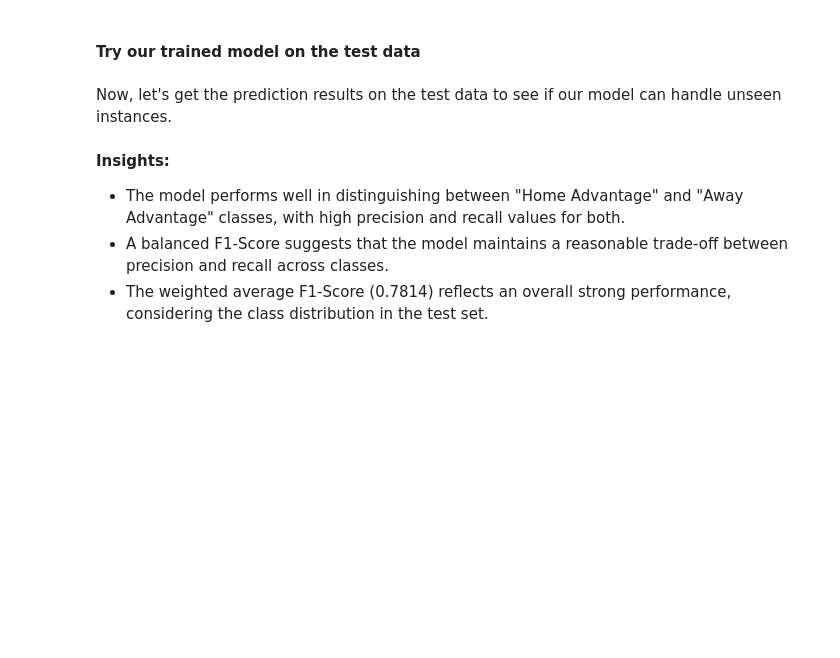
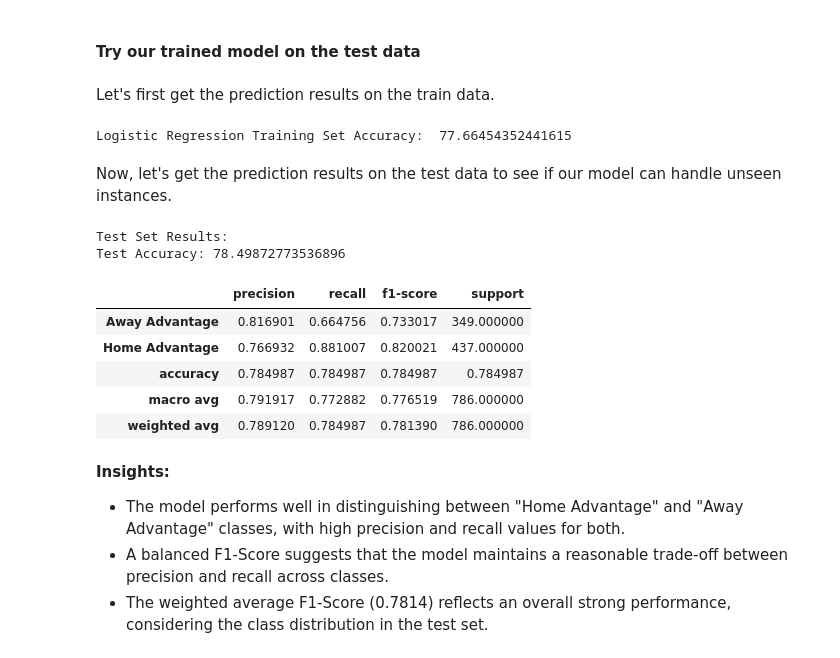
Before and after one commit to boofmax/STINTSY_MCO, a Jupyter notebook: STINTSY_MCO.ipynb, the cells around one changed output. Saved outputs shown, nothing was run; the diff lists cells and outputs as text; code cells hidden in the pictures; blank space fills up the shorter version.

```diff
--- a/STINTSY_MCO.ipynb
+++ b/STINTSY_MCO.ipynb
@@ -431,13 +544,14 @@ TODO: justify why logistic regression
 # %% [markdown]
 #### Logistic Regression Model Training
 # %%
-X = data.drop(['home_score','away_score','target'], axis=1)
-y = data['target']
+model_data = data[data['target'] != 'Balanced']
+X = model_data.drop(['home_score','away_score','target'], axis=1)
+y = model_data['target']
 # %%
 X_train_val, X_test, y_train_val, y_test = train_test_split(X, y, test_size=0.2, random_state=42)
 X_train, X_validation, y_train, y_validation = train_test_split(X_train_val, y_train_val, test_size=0.25, random_state=42, stratify=y_train_val)
 # %%
-model = LogisticRegression(multi_class='multinomial', solver='newton-cg', max_iter=1000)
+model = LogisticRegression(multi_class='multinomial')
 # %%
 model.fit(X_train, y_train)
 pred = model.predict(X_train)
@@ -501,23 +661,40 @@ val_report_df
 # %% [markdown]
 #### Try our trained model on the test data
 # %% [markdown]
-Now, let's get the prediction results on the test data to see if our model can handle unseen instances.
+Let's first get the prediction results on the train data.
+# %%
+y_train_pred = best_model.predict(X_train)
+tuned_acc_train_lr = accuracy_score(y_train, y_train_pred) * 100
+print("Logistic Regression Training Set Accuracy: ", acc_train_lr)
+# %% [output]
+Logistic Regression Training Set Accuracy:  77.66454352441615
+# %% [markdown]
+Now, let's get the prediction results on the test data to see if our model can handle unseen instances.
 # %%
 y_test_pred = best_model.predict(X_test)
 # %%
 # Calculate accuracy
-test_accuracy = accuracy_score(y_test, y_test_pred)
+tuned_acc_test_lr = accuracy_score(y_test, y_test_pred) * 100
 
 # Generate the classification report as a dictionary
 test_report_dict = classification_report(y_test, y_test_pred, output_dict=True)
 
 # Convert the classification report dictionary to a DataFrame
 test_report_df = pd.DataFrame(test_report_dict).transpose()
 
 # Print the results
 print("\nTest Set Results:")
-print(f"Test Accuracy: {test_accuracy}")
+print(f"Test Accuracy: {tuned_acc_test_lr}")
 test_report_df
+# %% [output]
+Test Set Results:
+Test Accuracy: 78.49872773536896
+|  | precision | recall | f1-score | support |
+| Away Advantage | 0.816901 | 0.664756 | 0.733017 | 349.000000 |
+| Home Advantage | 0.766932 | 0.881007 | 0.820021 | 437.000000 |
+| accuracy | 0.784987 | 0.784987 | 0.784987 | 0.784987 |
+| macro avg | 0.791917 | 0.772882 | 0.776519 | 786.000000 |
+| weighted avg | 0.789120 | 0.784987 | 0.781390 | 786.000000 |
 # %% [markdown]
 **Insights:**
   - The model performs well in distinguishing between "Home Advantage" and "Away Advantage" classes, with high precision and recall values for both.
```
Also changed, not shown: parts of 55 cells of this notebook.
